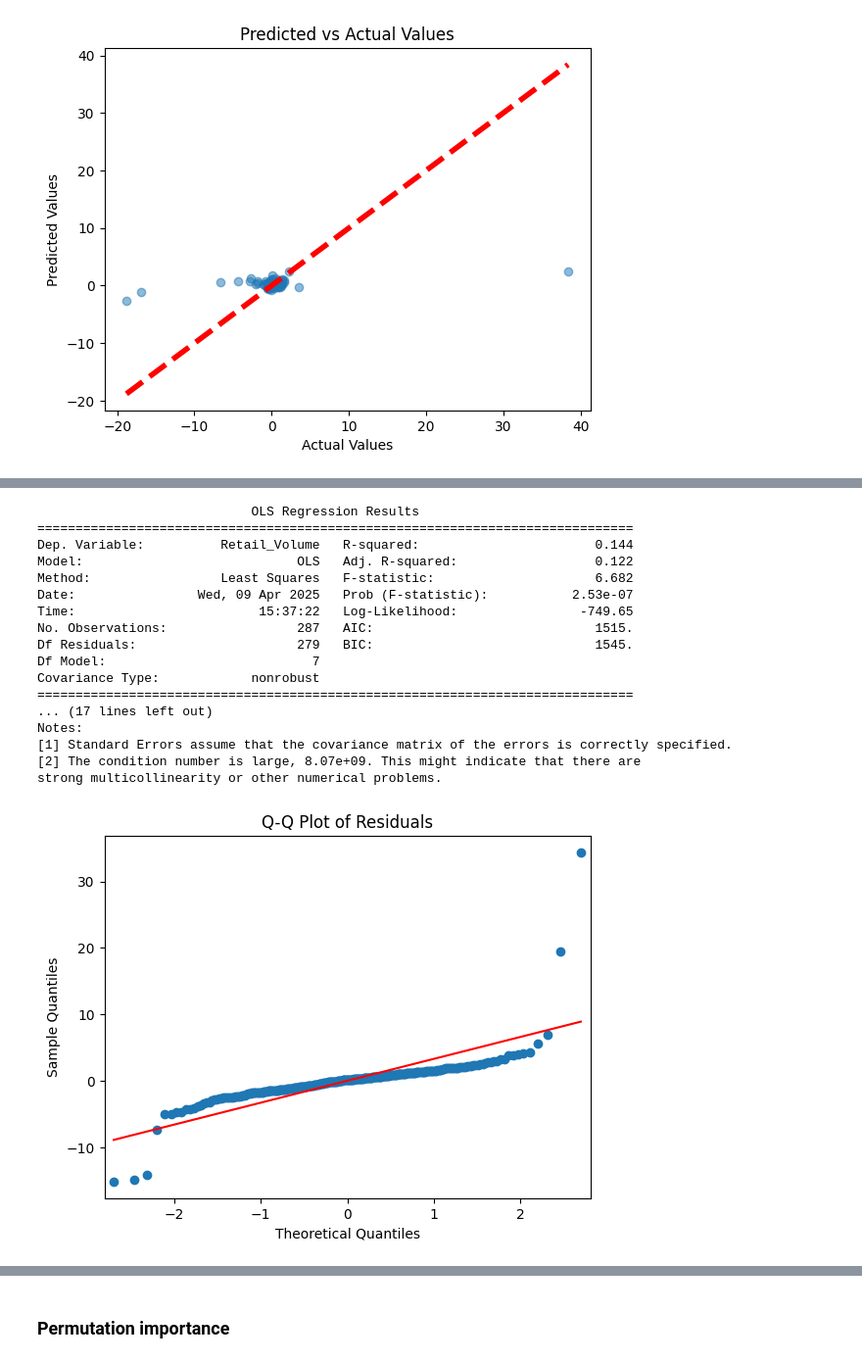
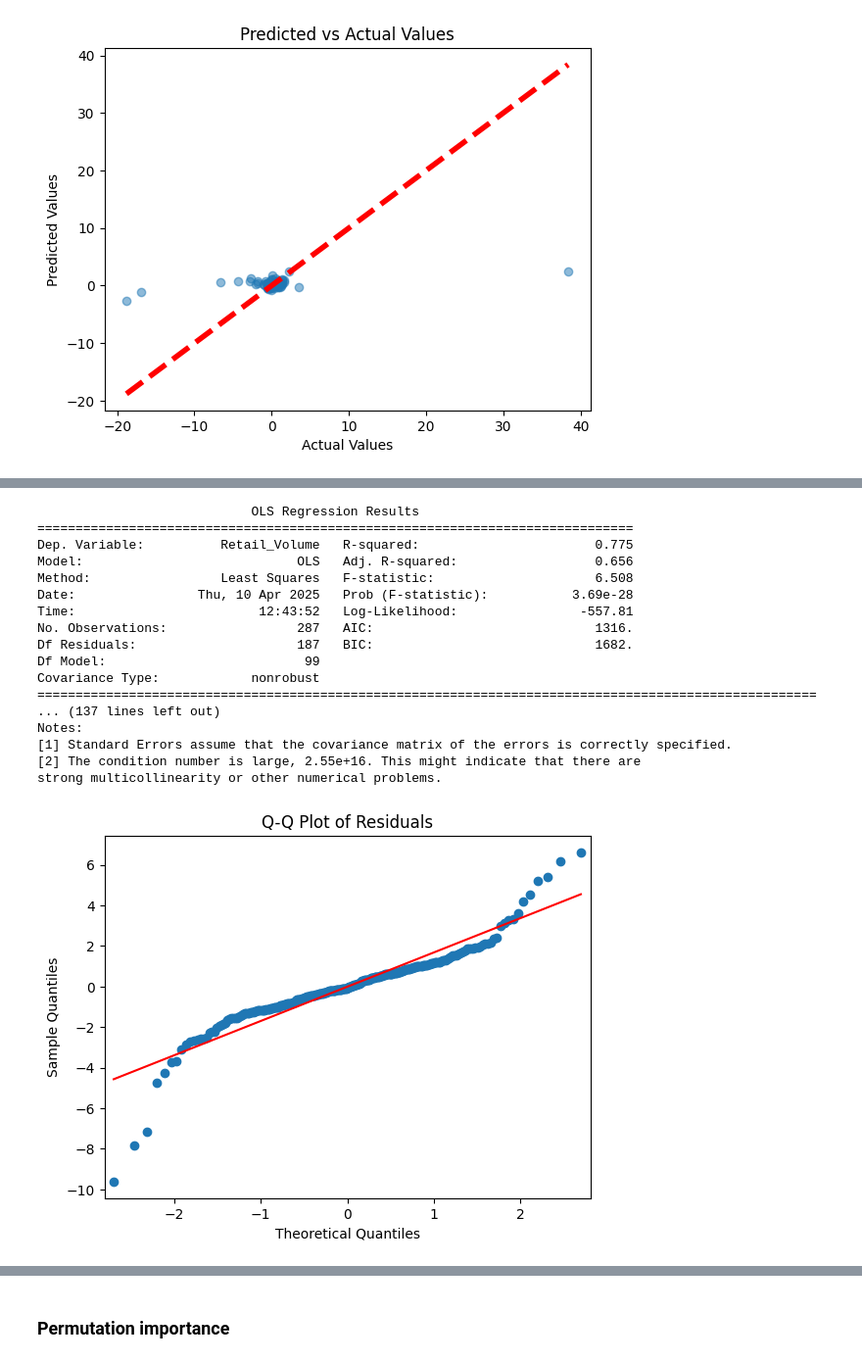
Before and after one commit to emirsglm/consumer-behavior-analysis, a Jupyter notebook: test.ipynb, the cells around one changed output, grey strips where cells are left out. Shown at 98% size. Drawn from its saved outputs; the diff is of its cells as text; code cells hidden in the pictures.

Commit message:
an improved model added

```diff
--- a/test.ipynb
+++ b/test.ipynb
@@ -705,30 +755,30 @@ plt.show()
 # %%
 from statsmodels.formula.api import ols
 
 # Add a constant to the model
-model_sm = ols('Retail_Volume ~ CPI + LTIR + STIR + IIR + CBAR + UEMPR + POP_y', data=reg_data).fit()
+model_sm = ols('Retail_Volume ~ CPI* LTIR * STIR * IIR * CBAR * UEMPR * POP_y', data=reg_data).fit()
 print(model_sm.summary())
 
 # Q-Q Plot for residuals
 sm.qqplot(model_sm.resid, line='s')
 plt.title('Q-Q Plot of Residuals')
 plt.show()
 # %% [output]
                             OLS Regression Results
 ==============================================================================
-Dep. Variable:          Retail_Volume   R-squared:                       0.144
-Model:                            OLS   Adj. R-squared:                  0.122
-Method:                 Least Squares   F-statistic:                     6.682
-Date:                Wed, 09 Apr 2025   Prob (F-statistic):           2.53e-07
-Time:                        15:37:22   Log-Likelihood:                -749.65
-No. Observations:                 287   AIC:                             1515.
-Df Residuals:                     279   BIC:                             1545.
-Df Model:                           7
+Dep. Variable:          Retail_Volume   R-squared:                       0.775
+Model:                            OLS   Adj. R-squared:                  0.656
+Method:                 Least Squares   F-statistic:                     6.508
+Date:                Thu, 10 Apr 2025   Prob (F-statistic):           3.69e-28
+Time:                        12:43:52   Log-Likelihood:                -557.81
+No. Observations:                 287   AIC:                             1316.
+Df Residuals:                     187   BIC:                             1682.
+Df Model:                          99
 Covariance Type:            nonrobust
-==============================================================================
-... (17 lines left out)
+======================================================================================================
+... (137 lines left out)
 Notes:
 [1] Standard Errors assume that the covariance matrix of the errors is correctly specified.
-[2] The condition number is large, 8.07e+09. This might indicate that there are
+[2] The condition number is large, 2.55e+16. This might indicate that there are
 strong multicollinearity or other numerical problems.
-[figure, old version]
+[figure, new version]
```
Also changed, not shown: parts of 14 cells of this notebook, 2 other files.
